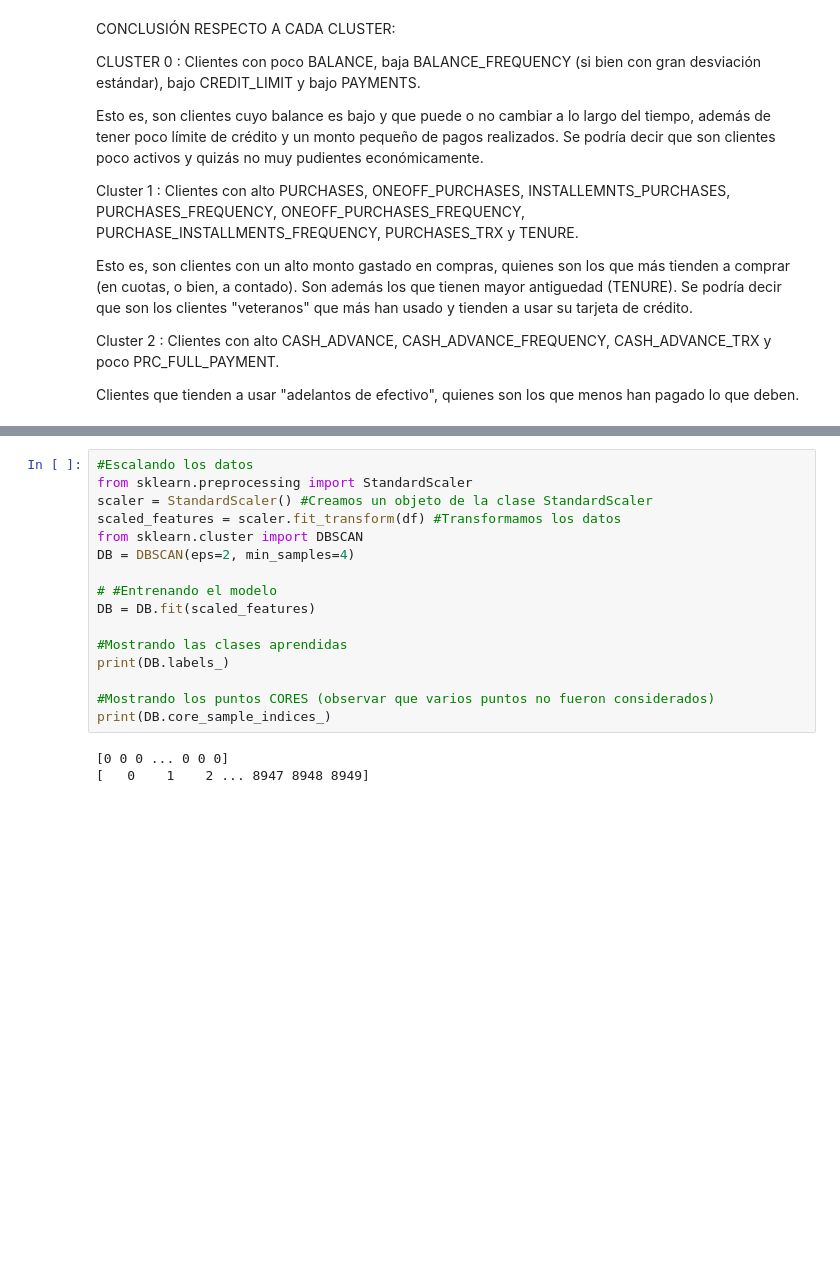
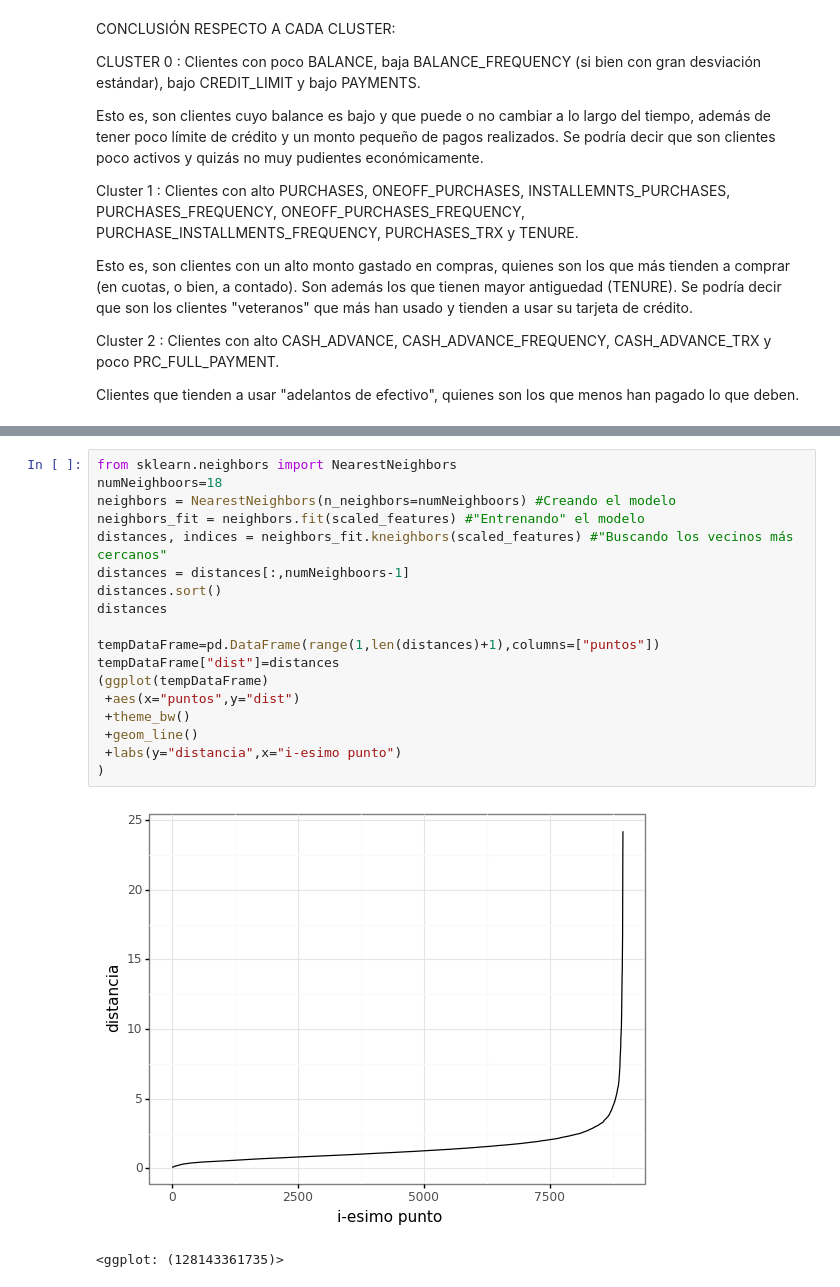
Before and after one commit to eolo-ws/proyecto-1-mineria-datos, a Jupyter notebook: proyecto-mineria-grupo-5.ipynb, the cells around one changed output, grey strips where cells are left out. Drawn from its saved outputs; the diff is of its cells as text; blank space fills up the shorter version.

```diff
--- a/proyecto-mineria-grupo-5.ipynb
+++ b/proyecto-mineria-grupo-5.ipynb
@@ -407,20 +397,22 @@ df.head()
-# %%
-#Escalando los datos
-from sklearn.preprocessing import StandardScaler
-scaler = StandardScaler() #Creamos un objeto de la clase StandardScaler
-scaled_features = scaler.fit_transform(df) #Transformamos los datos
-from sklearn.cluster import DBSCAN
-DB = DBSCAN(eps=2, min_samples=4)
-
-# #Entrenando el modelo
-DB = DB.fit(scaled_features)
-
-#Mostrando las clases aprendidas
-print(DB.labels_)
-
-#Mostrando los puntos CORES (observar que varios puntos no fueron considerados)
-print(DB.core_sample_indices_)
-# %% [output]
-[0 0 0 ... 0 0 0]
-[   0    1    2 ... 8947 8948 8949]
+# %%
+from sklearn.neighbors import NearestNeighbors
+numNeighboors=18
+neighbors = NearestNeighbors(n_neighbors=numNeighboors) #Creando el modelo
+neighbors_fit = neighbors.fit(scaled_features) #"Entrenando" el modelo
+distances, indices = neighbors_fit.kneighbors(scaled_features) #"Buscando los vecinos más cercanos"
+distances = distances[:,numNeighboors-1]
+distances.sort()
+distances
+
+tempDataFrame=pd.DataFrame(range(1,len(distances)+1),columns=["puntos"])
+tempDataFrame["dist"]=distances
+(ggplot(tempDataFrame)
+ +aes(x="puntos",y="dist")
+ +theme_bw()
+ +geom_line()
+ +labs(y="distancia",x="i-esimo punto")
+)
+# %% [output]
+[figure, added]
+<ggplot: (128143361735)>
 # %%
```
Also changed, not shown: parts of 4 cells of this notebook.
